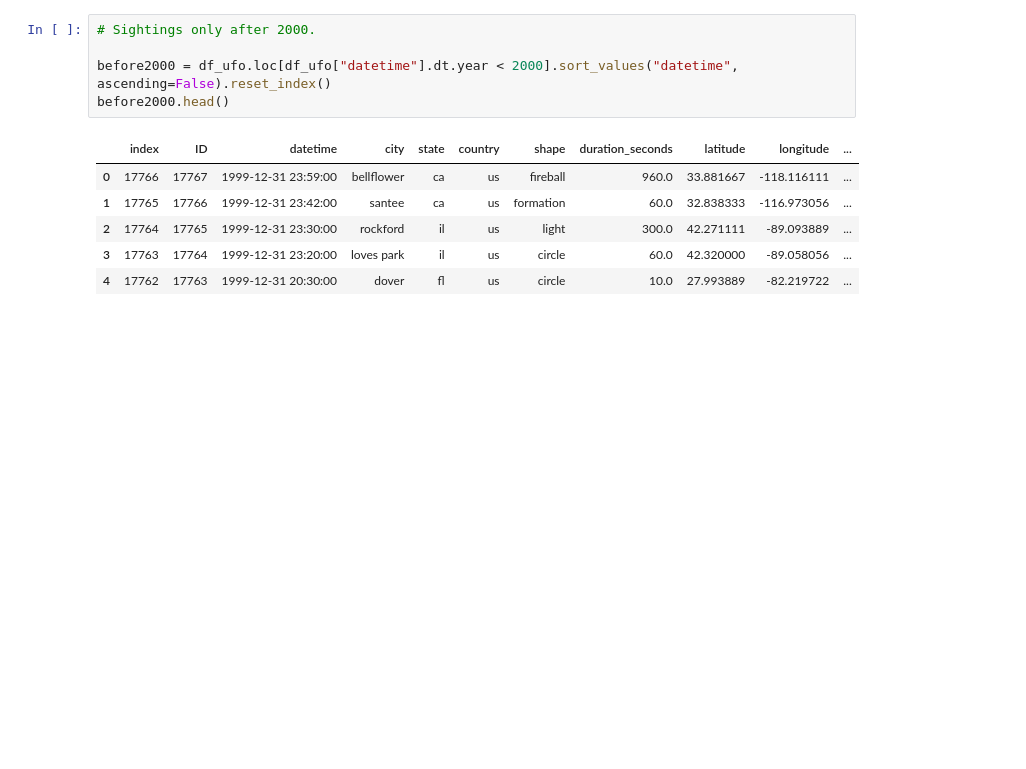
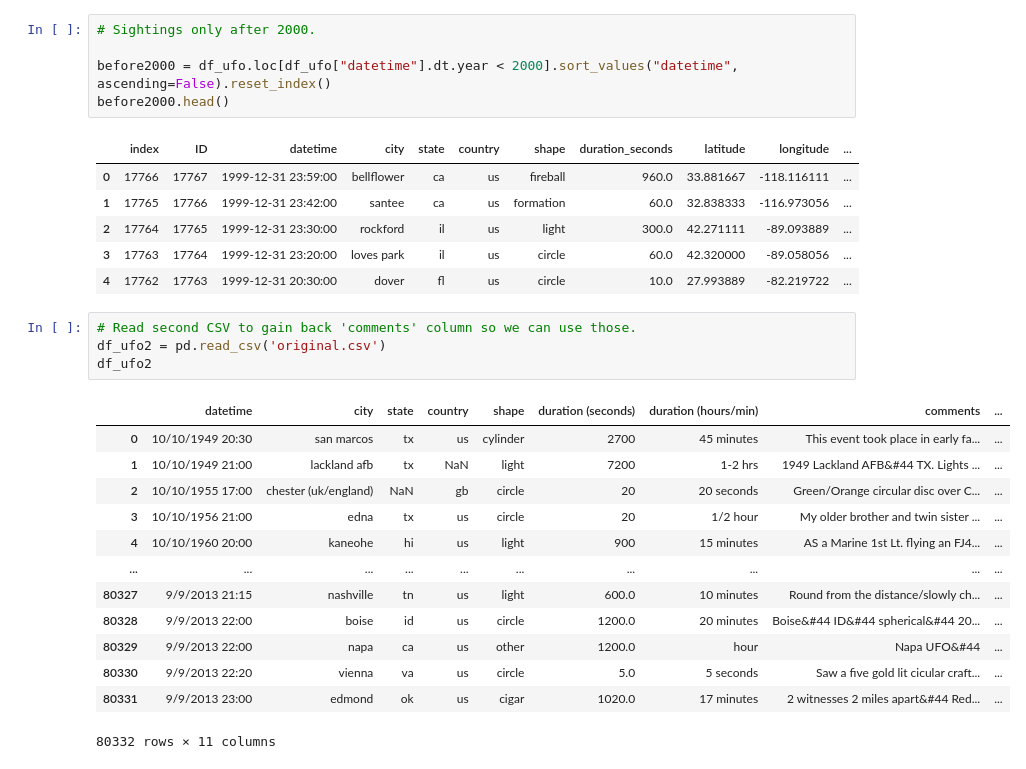
Before and after one commit to KushAGarg/project-3, a Jupyter notebook: data/andrew.ipynb, the cells around one changed output. Saved outputs shown, nothing was run; the diff lists cells and outputs as text; blank space fills up the shorter version.

```diff
--- a/data/andrew.ipynb
+++ b/data/andrew.ipynb
@@ -329,3 +329,21 @@ before2000.head()
 | 2 | 17764 | 17765 | 1999-12-31 23:30:00 | rockford | il | us | light | 300.0 | 42.271111 | -89.093889 | ... |
 | 3 | 17763 | 17764 | 1999-12-31 23:20:00 | loves park | il | us | circle | 60.0 | 42.320000 | -89.058056 | ... |
 | 4 | 17762 | 17763 | 1999-12-31 20:30:00 | dover | fl | us | circle | 10.0 | 27.993889 | -82.219722 | ... |
+# %%
+# Read second CSV to gain back 'comments' column so we can use those.
+df_ufo2 = pd.read_csv('original.csv')
+df_ufo2
+# %% [output]
+|  | datetime | city | state | country | shape | duration (seconds) | duration (hours/min) | comments | ... |
+| 0 | 10/10/1949 20:30 | san marcos | tx | us | cylinder | 2700 | 45 minutes | This event took place in early fa... | ... |
+| 1 | 10/10/1949 21:00 | lackland afb | tx | NaN | light | 7200 | 1-2 hrs | 1949 Lackland AFB&#44 TX. Lights ... | ... |
+| 2 | 10/10/1955 17:00 | chester (uk/england) | NaN | gb | circle | 20 | 20 seconds | Green/Orange circular disc over C... | ... |
+| 3 | 10/10/1956 21:00 | edna | tx | us | circle | 20 | 1/2 hour | My older brother and twin sister ... | ... |
+| 4 | 10/10/1960 20:00 | kaneohe | hi | us | light | 900 | 15 minutes | AS a Marine 1st Lt. flying an FJ4... | ... |
+| ... | ... | ... | ... | ... | ... | ... | ... | ... | ... |
+| 80327 | 9/9/2013 21:15 | nashville | tn | us | light | 600.0 | 10 minutes | Round from the distance/slowly ch... | ... |
+| 80328 | 9/9/2013 22:00 | boise | id | us | circle | 1200.0 | 20 minutes | Boise&#44 ID&#44 spherical&#44 20... | ... |
+| 80329 | 9/9/2013 22:00 | napa | ca | us | other | 1200.0 | hour | Napa UFO&#44 | ... |
+| 80330 | 9/9/2013 22:20 | vienna | va | us | circle | 5.0 | 5 seconds | Saw a five gold lit cicular craft... | ... |
+| 80331 | 9/9/2013 23:00 | edmond | ok | us | cigar | 1020.0 | 17 minutes | 2 witnesses 2 miles apart&#44 Red... | ... |
+80332 rows × 11 columns
```
Also changed, not shown: parts of 2 cells of this notebook, 17 other files.
